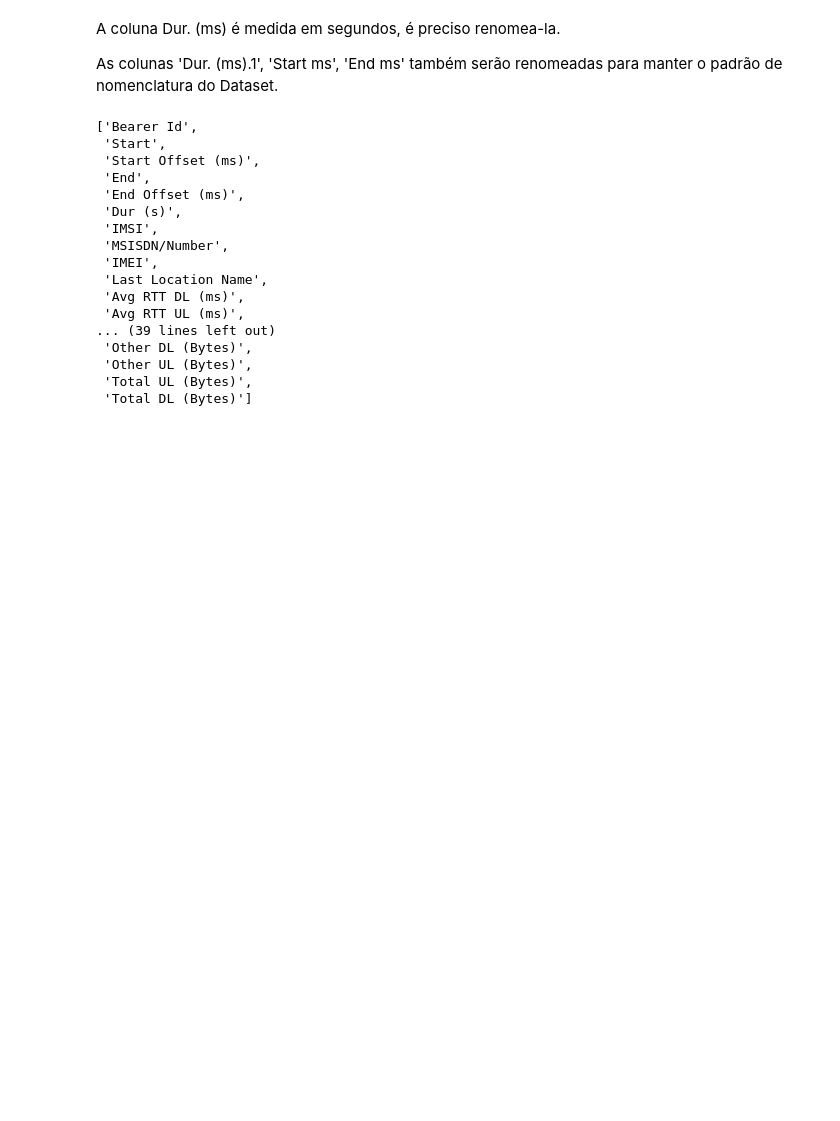
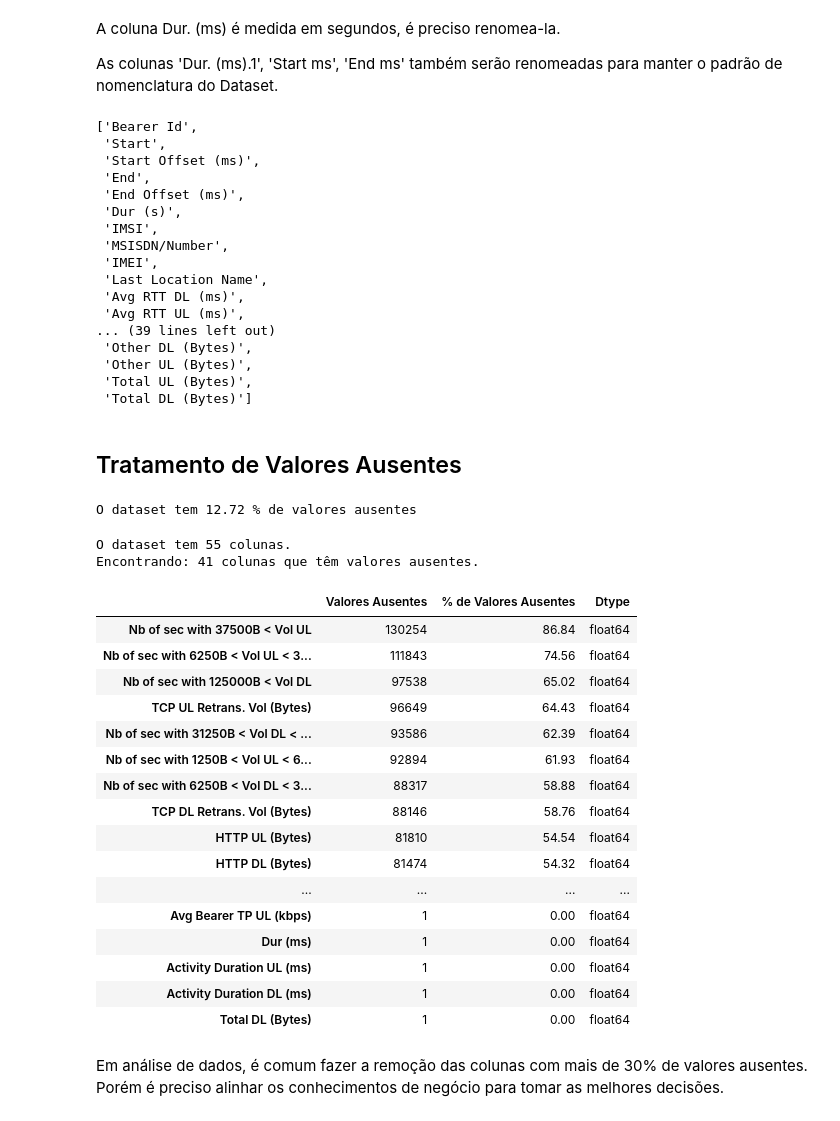
Before and after one commit to raulrosapacheco/Dados-Telecom-Analise-Limpeza, a Jupyter notebook: Dados_Telecom_Analise_Limpeza.ipynb, the cells around one changed output. Saved outputs shown, nothing was run; the diff lists cells and outputs as text; code cells hidden in the pictures; blank space fills up the shorter version.

```diff
--- a/Dados_Telecom_Analise_Limpeza.ipynb
+++ b/Dados_Telecom_Analise_Limpeza.ipynb
@@ -177,3 +182,5 @@ dataset.columns.tolist()
  'Other UL (Bytes)',
  'Total UL (Bytes)',
  'Total DL (Bytes)']
+# %% [markdown]
+## Tratamento de Valores Ausentes
@@ -179,0 +194,44 @@ dataset.columns.tolist()
+# %%
+# Function: Calculate Percent Missing Values by Column
+def func_percent_values_missing_column(df):
+  missingCount = df.isnull().sum()
+  missingPercent = 100 * missingCount / len(df)
+  missingType = df.dtypes
+  missingTable = pd.concat([missingCount, missingPercent, missingType], axis = 1)
+  mis_table_ren_columns = missingTable.rename(columns = {0: 'Valores Ausentes', 1: '% de Valores Ausentes', 2: 'Dtype'})
+  mis_table_ren_columns = mis_table_ren_columns[mis_table_ren_columns.iloc[:,0] != 0].sort_values('% de Valores Ausentes', ascending = False).round(2)
+  print("O dataset tem " + str(df.shape[1]) + " colunas. \nEncontrando: " + str(mis_table_ren_columns.shape[0]) + " colunas que têm valores ausentes.")
+  if mis_table_ren_columns.shape[0] == 0:
+    return
+  return mis_table_ren_columns
+# %%
+# Calculate Percent Missing Values in 'datset'
+func_percent_values_missing(dataset)
+# %% [output]
+O dataset tem 12.72 % de valores ausentes
+# %%
+# Create table of missing values by Column
+df_missing = func_percent_values_missing_column(dataset)
+df_missing
+# %% [output]
+O dataset tem 55 colunas.
+Encontrando: 41 colunas que têm valores ausentes.
+|  | Valores Ausentes | % de Valores Ausentes | Dtype |
+| Nb of sec with 37500B < Vol UL | 130254 | 86.84 | float64 |
+| Nb of sec with 6250B < Vol UL < 3... | 111843 | 74.56 | float64 |
+| Nb of sec with 125000B < Vol DL | 97538 | 65.02 | float64 |
+| TCP UL Retrans. Vol (Bytes) | 96649 | 64.43 | float64 |
+| Nb of sec with 31250B < Vol DL < ... | 93586 | 62.39 | float64 |
+| Nb of sec with 1250B < Vol UL < 6... | 92894 | 61.93 | float64 |
+| Nb of sec with 6250B < Vol DL < 3... | 88317 | 58.88 | float64 |
+| TCP DL Retrans. Vol (Bytes) | 88146 | 58.76 | float64 |
+| HTTP UL (Bytes) | 81810 | 54.54 | float64 |
+| HTTP DL (Bytes) | 81474 | 54.32 | float64 |
+| ... | ... | ... | ... |
+| Avg Bearer TP UL (kbps) | 1 | 0.00 | float64 |
+| Dur (ms) | 1 | 0.00 | float64 |
+| Activity Duration UL (ms) | 1 | 0.00 | float64 |
+| Activity Duration DL (ms) | 1 | 0.00 | float64 |
+| Total DL (Bytes) | 1 | 0.00 | float64 |
+# %% [markdown]
+Em análise de dados, é comum fazer a remoção das colunas com mais de 30% de valores ausentes. Porém é preciso alinhar os conhecimentos de negócio para tomar as melhores decisões.
```
Also changed, not shown: parts of 9 cells of this notebook.
